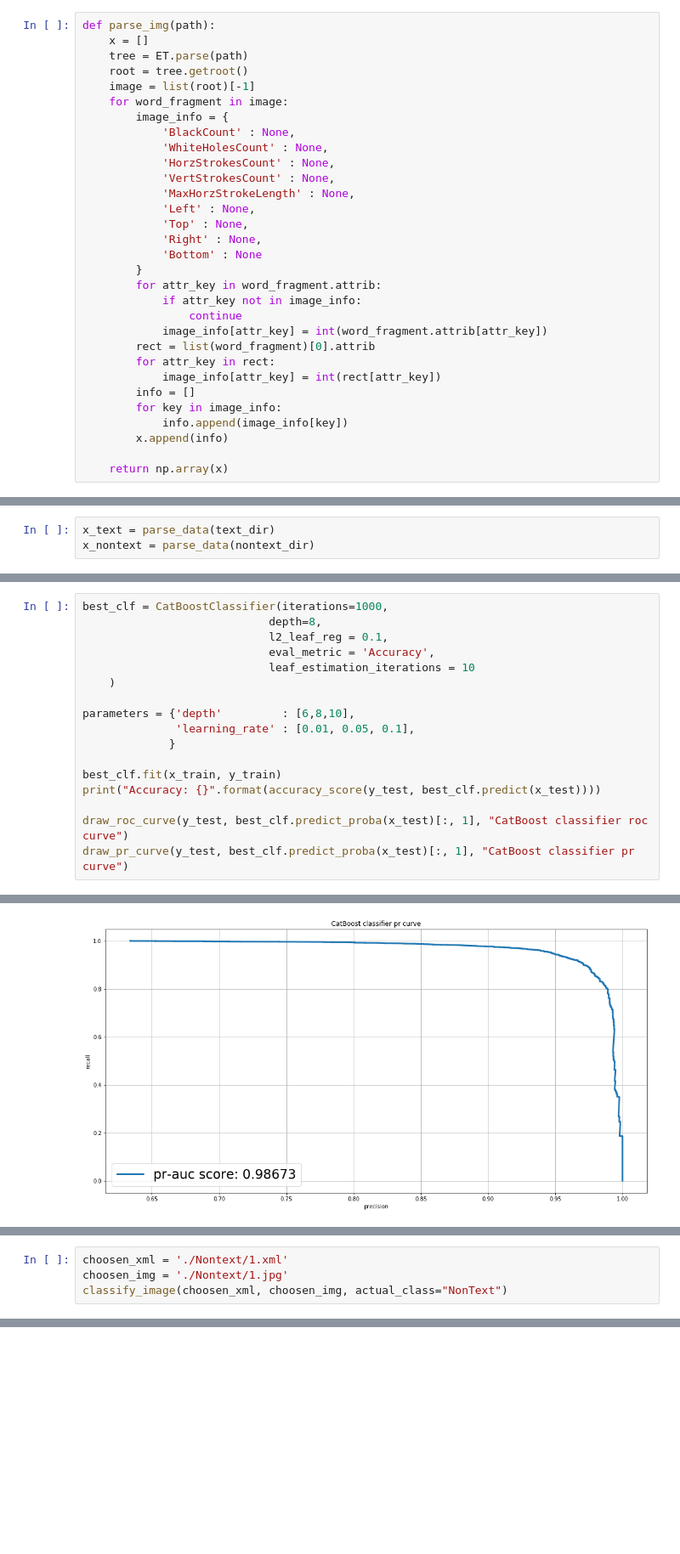
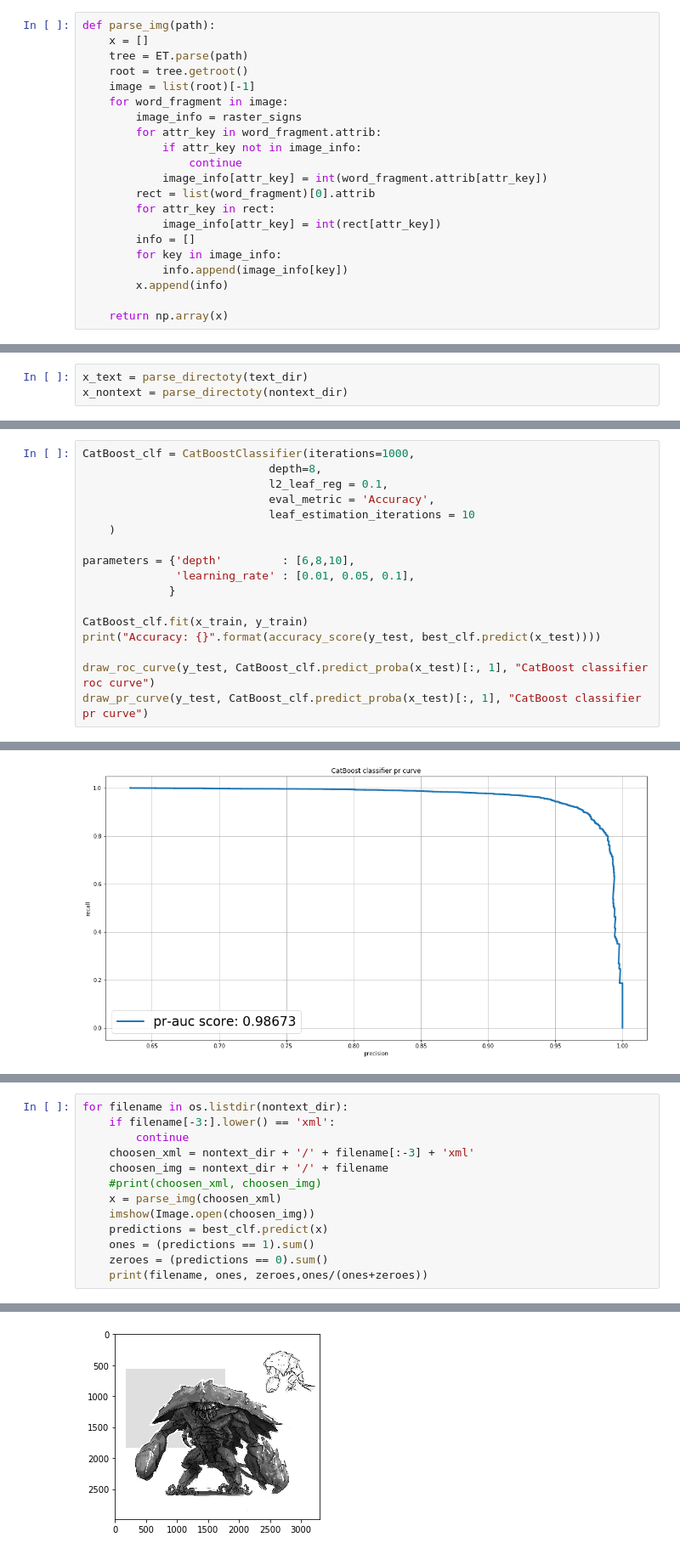
Before and after one commit to Thorn461/Documents_Processing, a Jupyter notebook: 2 - DA/DA.ipynb, the cells around one changed output, grey strips where cells are left out. Shown: that part at 85% size. Saved outputs shown, nothing was run; the diff lists cells and outputs as text; blank space fills up the shorter version.

```diff
--- a/2 - DA/DA.ipynb
+++ b/2 - DA/DA.ipynb
@@ -64,17 +58,7 @@ def parse_img(path):
     root = tree.getroot()
     image = list(root)[-1]
     for word_fragment in image:
-        image_info = {
-            'BlackCount' : None,
-            'WhiteHolesCount' : None,
-            'HorzStrokesCount' : None,
-            'VertStrokesCount' : None,
-            'MaxHorzStrokeLength' : None,
-            'Left' : None,
-            'Top' : None,
-            'Right' : None,
-            'Bottom' : None
-        }
+        image_info = raster_signs
         for attr_key in word_fragment.attrib:
             if attr_key not in image_info:
                 continue
@@ -125,15 +109,15 @@ def draw_pr_curve(y_true, y_pred, title, show_auc=True, figsize=(18,9)):
 text_dir = './Text'
 nontext_dir = './Nontext'
 # %%
-x_text = parse_data(text_dir)
-x_nontext = parse_data(nontext_dir)
+x_text = parse_directoty(text_dir)
+x_nontext = parse_directoty(nontext_dir)
 # %%
 x = np.array([*x_text] + [*x_nontext], np.float)
 y = np.array([1]*x_text.shape[0] + [0]*x_nontext.shape[0])
 # %%
 x_train, x_test, y_train, y_test = train_test_split(x, y, test_size=0.2, random_state=17)
 # %%
-best_clf = CatBoostClassifier(iterations=1000,
+CatBoost_clf = CatBoostClassifier(iterations=1000,
                             depth=8,
                             l2_leaf_reg = 0.1,
                             eval_metric = 'Accuracy',
@@ -144,11 +128,11 @@ parameters = {'depth'         : [6,8,10],
               'learning_rate' : [0.01, 0.05, 0.1],
              }
 
-best_clf.fit(x_train, y_train)
+CatBoost_clf.fit(x_train, y_train)
 print("Accuracy: {}".format(accuracy_score(y_test, best_clf.predict(x_test))))
 
-draw_roc_curve(y_test, best_clf.predict_proba(x_test)[:, 1], "CatBoost classifier roc curve")
-draw_pr_curve(y_test, best_clf.predict_proba(x_test)[:, 1], "CatBoost classifier pr curve")
+draw_roc_curve(y_test, CatBoost_clf.predict_proba(x_test)[:, 1], "CatBoost classifier roc curve")
+draw_pr_curve(y_test, CatBoost_clf.predict_proba(x_test)[:, 1], "CatBoost classifier pr curve")
 # %% [output]
 0:      learn: 0.8689801        total: 996ms    remaining: 16m 34s
 1:      learn: 0.8708693        total: 2.1s     remaining: 17m 25s
@@ -194,4 +155,0 @@ def classify_image(xml_path, img_path=None,
-# %%
-choosen_xml = './Nontext/1.xml'
-choosen_img = './Nontext/1.jpg'
-classify_image(choosen_xml, choosen_img, actual_class="NonText")
@@ -212,0 +156,14 @@ Predicted as non-text: 111 blocks
+# %%
+for filename in os.listdir(nontext_dir):
+    if filename[-3:].lower() == 'xml':
+        continue
+    choosen_xml = nontext_dir + '/' + filename[:-3] + 'xml'
+    choosen_img = nontext_dir + '/' + filename
+    #print(choosen_xml, choosen_img)
+    x = parse_img(choosen_xml)
+    imshow(Image.open(choosen_img))
+    predictions = best_clf.predict(x)
+    ones = (predictions == 1).sum()
+    zeroes = (predictions == 0).sum()
+    print(filename, ones, zeroes,ones/(ones+zeroes))
+# %% [output]
@@ -212,0 +187 @@ Predicted as non-text: 111 blocks
+[figure, added]
```
Also changed, not shown: parts of 18 cells of this notebook.
